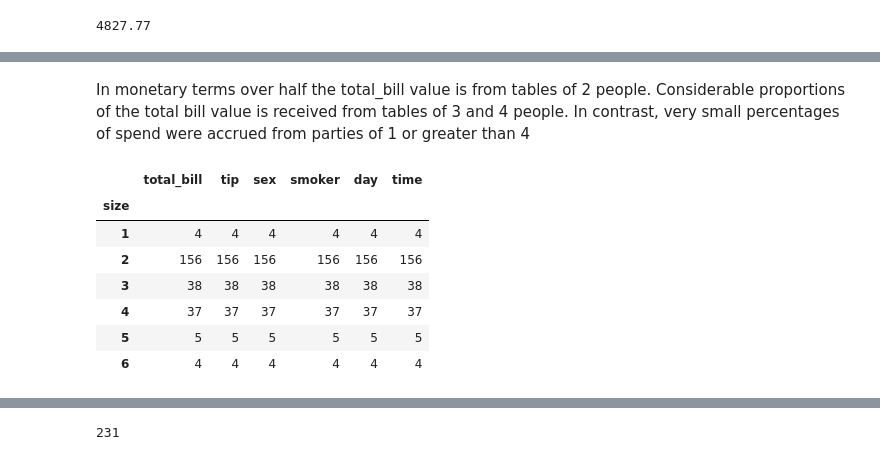
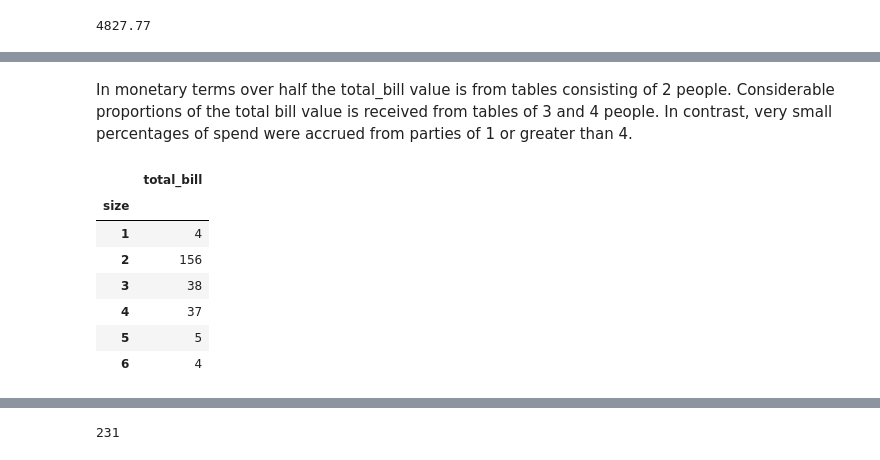
Before and after one commit to BarryClarke/Fundamentals---Assessment-2019, a Jupyter notebook: Tips dataset.ipynb, the cells around one changed output, grey strips where cells are left out. Cells and saved outputs as stored; diff of their text form; code cells hidden in the pictures.

```diff
--- a/Tips dataset.ipynb
+++ b/Tips dataset.ipynb
@@ -476,14 +522,16 @@ tips['total_bill'].sum()
 # %% [markdown]
-In monetary terms over half the total_bill value is from tables of 2 people. Considerable proportions of the total bill value is received from tables of 3 and 4 people. In contrast, very small percentages of spend were accrued from parties of 1 or greater than 4
+In monetary terms over half the total_bill value is from tables consisting of 2 people. Considerable proportions of the total bill value is received from tables of 3 and 4 people. In contrast, very small percentages of spend were accrued from parties of 1 or greater than 4.
 # %%
+# Create a dataframe with Total_bill and size columns only
+Party_size = tips.loc[: , ['total_bill', 'size']]
 # Count the number of of transactions based on party size
-tips.groupby(['size']).count()
+Party_size.groupby(['size']).count()
 # %% [output]
-|  | total_bill | tip | sex | smoker | day | time |
-| size |  |  |  |  |  |  |
-| 1 | 4 | 4 | 4 | 4 | 4 | 4 |
-| 2 | 156 | 156 | 156 | 156 | 156 | 156 |
-| 3 | 38 | 38 | 38 | 38 | 38 | 38 |
-| 4 | 37 | 37 | 37 | 37 | 37 | 37 |
-| 5 | 5 | 5 | 5 | 5 | 5 | 5 |
-| 6 | 4 | 4 | 4 | 4 | 4 | 4 |
+|  | total_bill |
+| size |  |
+| 1 | 4 |
+| 2 | 156 |
+| 3 | 38 |
+| 4 | 37 |
+| 5 | 5 |
+| 6 | 4 |
```
Also changed, not shown: parts of 36 cells of this notebook.
